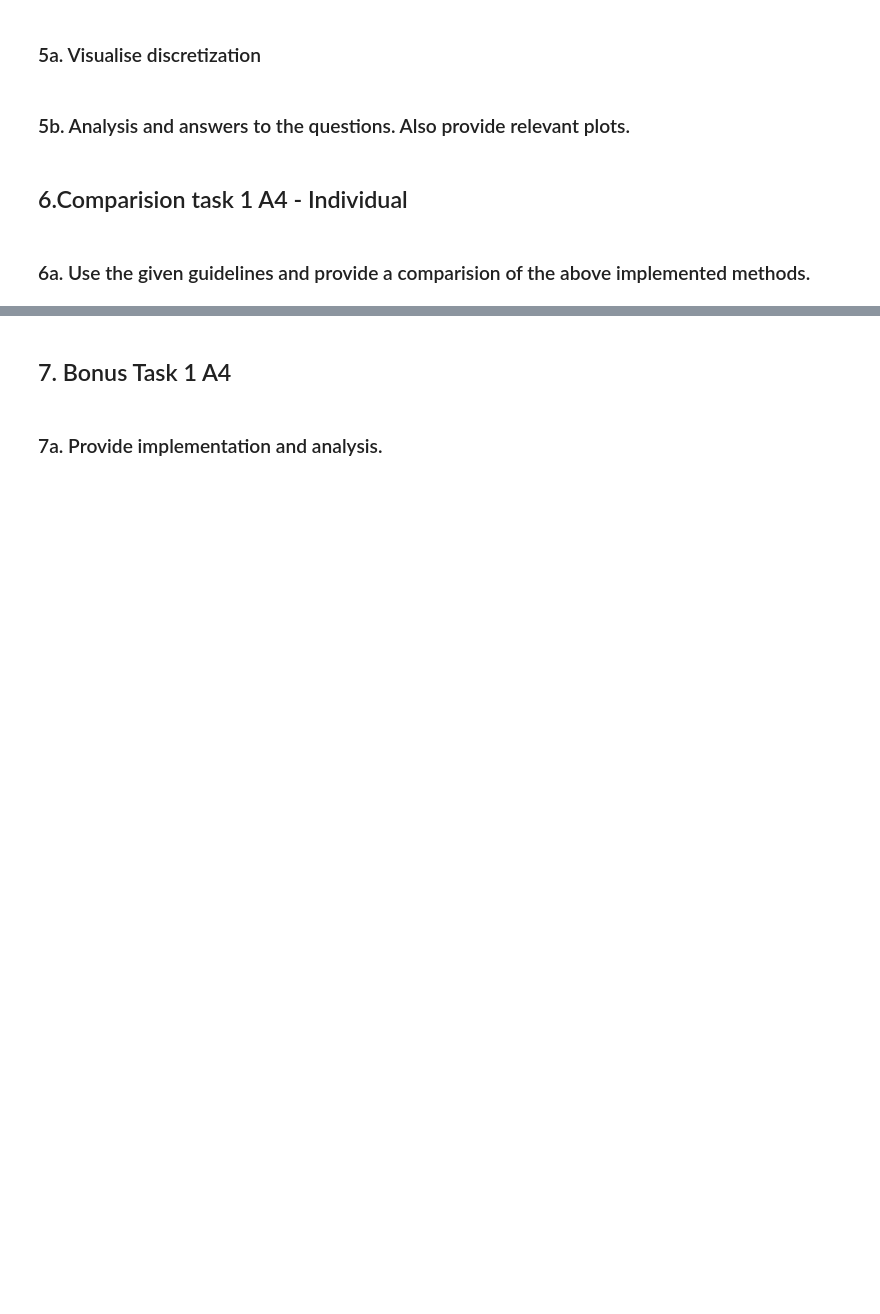
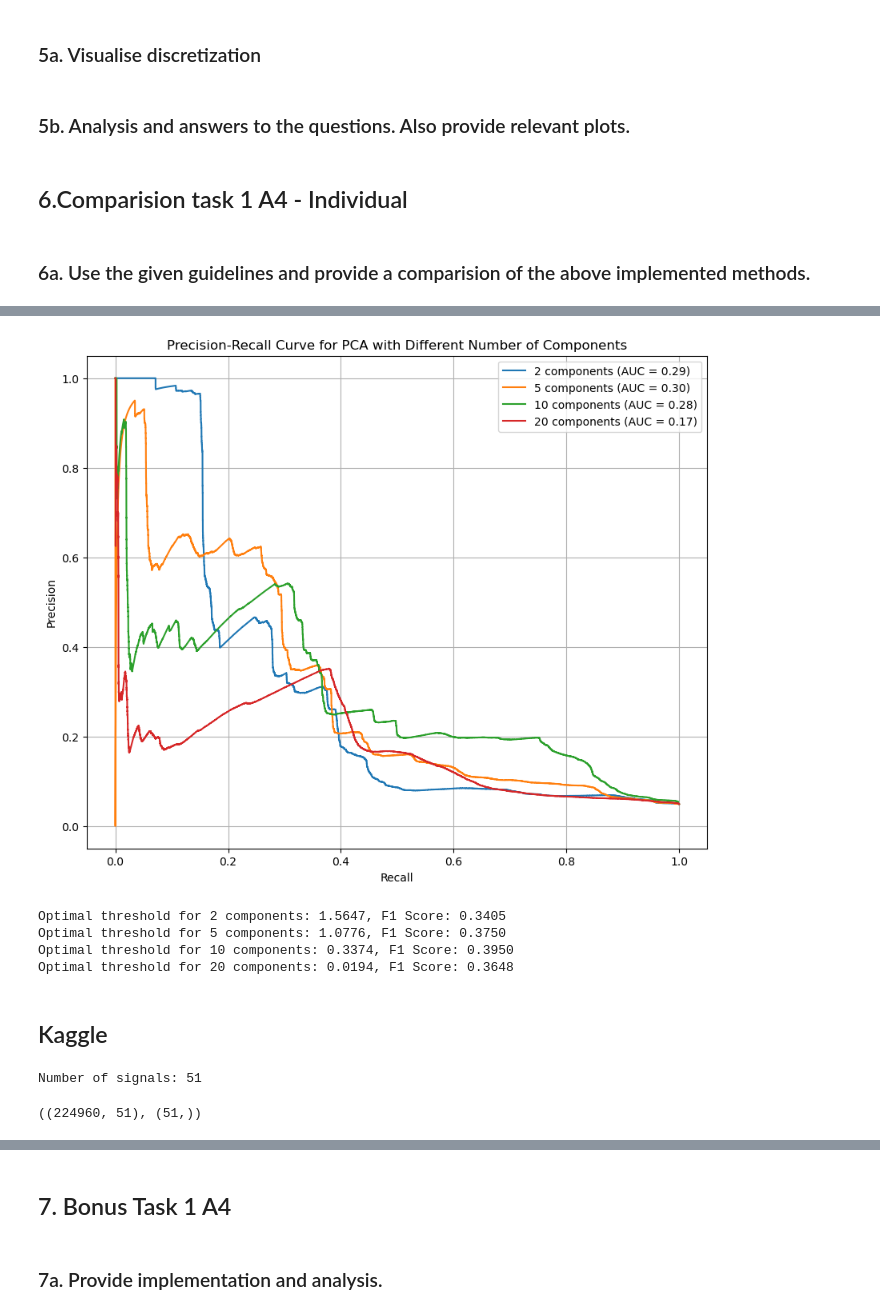
Before and after one commit to amar-mesic/cyber-data, a Jupyter notebook: lab-2/Lab2.ipynb, the cells around one changed output, grey strips where cells are left out. Saved outputs shown, nothing was run; the diff lists cells and outputs as text; code cells hidden in the pictures; blank space fills up the shorter version.

```diff
--- a/lab-2/Lab2.ipynb
+++ b/lab-2/Lab2.ipynb
@@ -734,0 +817,35 @@ We study ARMA on different signals, some with few peaks, and other with a lot. W
+# %%
+# Find the threshold that maximizes the F1 score for each number of components
+optimal_thresholds = {}
+
+for n_components, (precision, recall, thresholds, pr_auc) in pr_data.items():
+    f1_scores = 2 * (precision * recall) / (precision + recall + 1e-10)  # Adding a small value to avoid division by zero
+    optimal_idx = np.argmax(f1_scores)
+    optimal_threshold = thresholds[optimal_idx]
+    optimal_f1_score = f1_scores[optimal_idx]
+    optimal_thresholds[n_components] = (optimal_threshold, optimal_f1_score)
+
+# Plot the precision-recall curves
+plt.figure(figsize=(10, 8))
+
+for n_components, (precision, recall, thresholds, pr_auc) in pr_data.items():
+    plt.plot(recall, precision, label=f'{n_components} components (AUC = {pr_auc:.2f})')
+
+plt.xlabel('Recall')
+plt.ylabel('Precision')
+plt.title('Precision-Recall Curve for PCA with Different Number of Components')
+plt.legend()
+plt.grid(True)
+plt.show()
+
+# Print the optimal thresholds and corresponding F1 scores
+for n_components, (optimal_threshold, optimal_f1_score) in optimal_thresholds.items():
+    print(f'Optimal threshold for {n_components} components: {optimal_threshold:.4f}, F1 Score: {optimal_f1_score:.4f}')
+# %% [output]
+[figure, added]
+Optimal threshold for 2 components: 1.5647, F1 Score: 0.3405
+Optimal threshold for 5 components: 1.0776, F1 Score: 0.3750
+Optimal threshold for 10 components: 0.3374, F1 Score: 0.3950
+Optimal threshold for 20 components: 0.0194, F1 Score: 0.3648
+# %% [markdown]
+## Kaggle
@@ -734,0 +882,25 @@ We study ARMA on different signals, some with few peaks, and other with a lot. W
+# %%
+# more preprocessing
+
+# Keep columns for signals
+signals = test_data.columns.drop(['Id', 'Timestamp'])
+print('Number of signals:', len(signals))
+
+
+# Extract signal data
+train_signals = train_data[signals]
+test_signals = test_data[signals]
+
+# Standardize the data
+scaler = StandardScaler()
+train_signals_scaled = scaler.fit_transform(train_signals)
+test_signals_scaled = scaler.transform(test_signals)
+
+# Standardize the data
+scaler = StandardScaler()
+test_signals_scaled = scaler.fit_transform(test_signals)
+
+test_signals_scaled.shape, np.var(test_signals_scaled, axis=0).shape
+# %% [output]
+Number of signals: 51
+((224960, 51), (51,))
```
Also changed, not shown: parts of 6 cells of this notebook, 1 other file.
